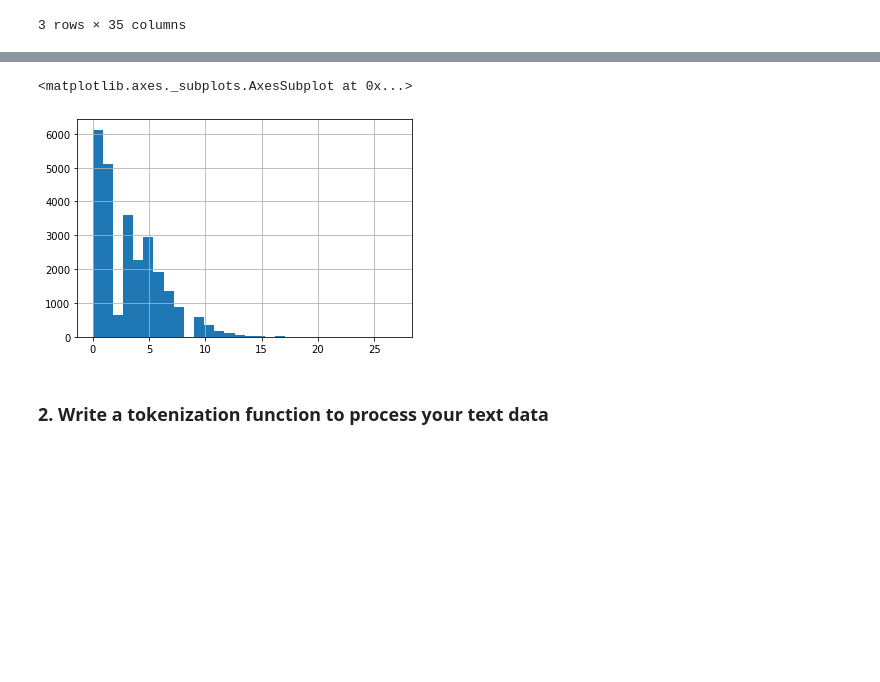
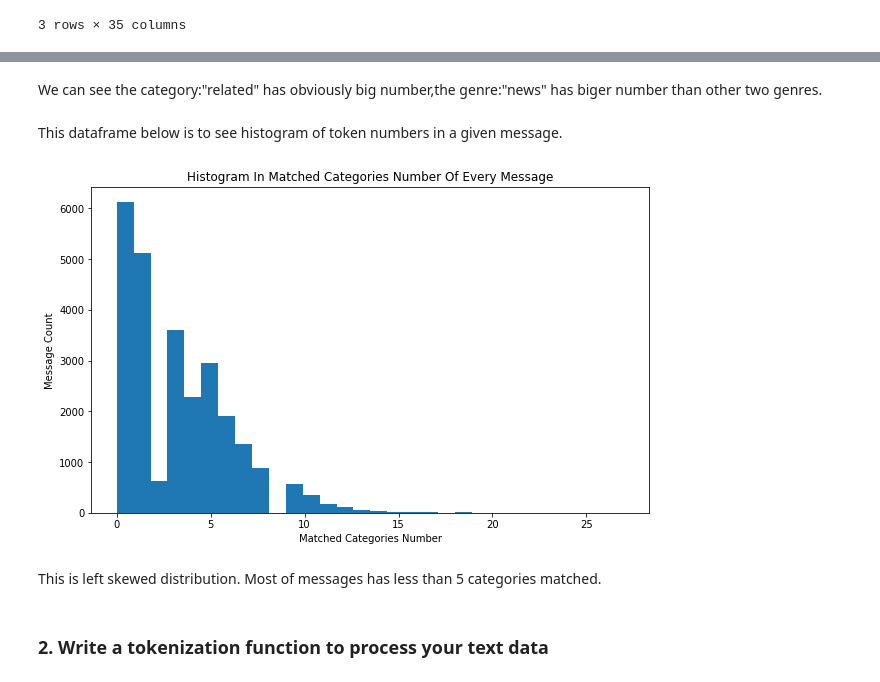
Before and after one commit to Data-Semi/Disaster-Response-Pipelines, a Jupyter notebook: ML Pipeline Preparation.ipynb, the cells around one changed output, grey strips where cells are left out. Saved outputs shown, nothing was run; the diff lists cells and outputs as text; code cells hidden in the pictures; blank space fills up the shorter version.

```diff
--- a/ML Pipeline Preparation.ipynb
+++ b/ML Pipeline Preparation.ipynb
@@ -90,10 +137,17 @@ df_genre_scatter
+# %% [markdown]
+We can see the category:"related" has obviously big number,the genre:"news" has biger number than other two genres.
+# %% [markdown]
+This dataframe below is to see histogram of token numbers in a given message.
 # %%
 df_cate_hist = df.drop(["message","id","original","genre"],axis = 1)
 df_cate_hist["count_cate"] = df_cate_hist.sum(axis = 1)
-df_cate_hist["count_cate"].hist(bins = 30)
+df_cate_hist["count_cate"].plot(kind = 'hist',bins = 30,figsize =(10,6),title = 'Histogram In Matched Categories Number Of Every Message')
+plt.xlabel('Matched Categories Number');
+plt.ylabel('Message Count');
 # %% [output]
-<matplotlib.axes._subplots.AxesSubplot at 0x...>
-[figure, old version]
+[figure, new version]
+# %% [markdown]
+This is left skewed distribution. Most of messages has less than 5 categories matched.
 # %% [markdown]
 ### 2. Write a tokenization function to process your text data
 # %%
```
Also changed, not shown: parts of 32 cells of this notebook, 7 other files.
